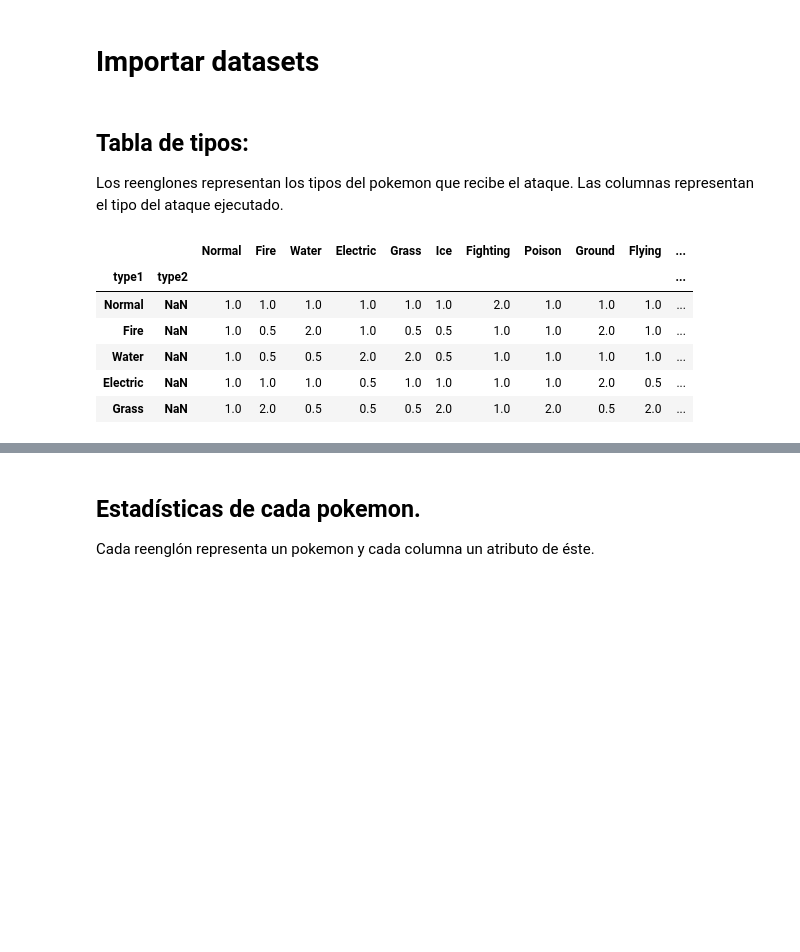
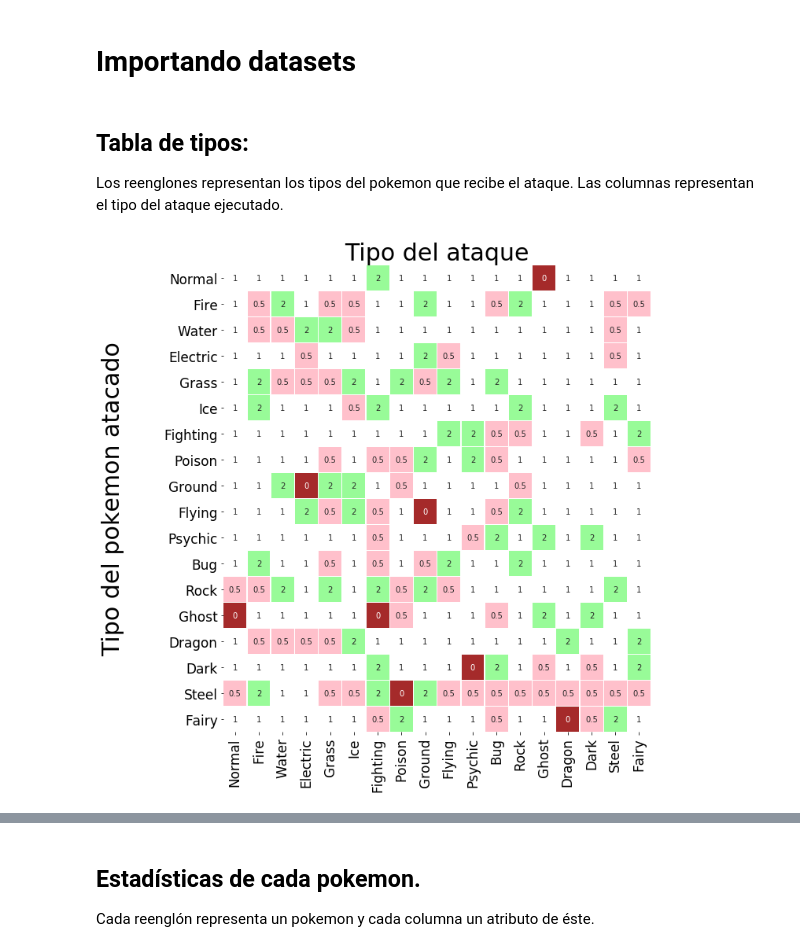
Before and after one commit to OscarAlvaradoM/Pokemon, a Jupyter notebook: src/Pokemon_visualizacion.ipynb, the cells around one changed output, grey strips where cells are left out. Cells and saved outputs as stored; diff of their text form; code cells hidden in the pictures; blank space fills up the shorter version.

```diff
--- a/src/Pokemon_visualizacion.ipynb
+++ b/src/Pokemon_visualizacion.ipynb
@@ -6,17 +4,32 @@ import pandas as pd
+# %%
+import numpy as np
+import pandas as pd
+import seaborn as sns
+import matplotlib.pyplot as plt
+from matplotlib import rcParams
+rcParams.update({'figure.autolayout': True})
 # %% [markdown]
-# Importar datasets
+# Importando datasets
 # %% [markdown]
 ## Tabla de tipos:
 Los reenglones representan los tipos del pokemon que recibe el ataque. Las columnas representan el tipo del ataque ejecutado.
-# %%
-df_tipos = pd.read_csv('../datos/Type_chart.csv')
-df_tipos.set_index(['type1', 'type2'], inplace = True)
-df_tipos.head()
-# %% [output]
-|  |  | Normal | Fire | Water | Electric | Grass | Ice | Fighting | Poison | Ground | Flying | ... |
-| type1 | type2 |  |  |  |  |  |  |  |  |  |  | ... |
-| Normal | NaN | 1.0 | 1.0 | 1.0 | 1.0 | 1.0 | 1.0 | 2.0 | 1.0 | 1.0 | 1.0 | ... |
-| Fire | NaN | 1.0 | 0.5 | 2.0 | 1.0 | 0.5 | 0.5 | 1.0 | 1.0 | 2.0 | 1.0 | ... |
-| Water | NaN | 1.0 | 0.5 | 0.5 | 2.0 | 2.0 | 0.5 | 1.0 | 1.0 | 1.0 | 1.0 | ... |
-| Electric | NaN | 1.0 | 1.0 | 1.0 | 0.5 | 1.0 | 1.0 | 1.0 | 1.0 | 2.0 | 0.5 | ... |
-| Grass | NaN | 1.0 | 2.0 | 0.5 | 0.5 | 0.5 | 2.0 | 1.0 | 2.0 | 0.5 | 2.0 | ... |
+# %%
+df_tipos = pd.read_csv('../datos/Type_chart.csv')
+df_tipos.set_index(['type1', 'type2'], inplace = True)
+array = np.asarray(df_tipos.iloc[:18, :]).astype(float)
+#array1 = array
+heatmap = ['brown', 'pink', 'white', 'palegreen', 'palegreen']
+
+fig, ax = plt.subplots(figsize = (10, 10))
+
+p = sns.heatmap(array, cmap = heatmap, linewidths = 0.3, ax = ax, annot = True, cbar = False)
+a = [indice[0] for indice in df_tipos.index[:18]]
+
+ax.set_yticklabels(a, rotation = 'horizontal', fontsize = 17)
+ax.set_xticklabels(a, rotation = 'vertical', fontsize = 17)
+ax.set_title('Tipo del ataque', fontsize = 30)
+ax.set_ylabel('Tipo del pokemon atacado', fontsize = 30, labelpad = 50)
+plt.savefig('../visualizacion/Type_chart_basic.png')
+plt.show()
+# %% [output]
+[figure, added]
```
Also changed, not shown: parts of 17 cells of this notebook.
